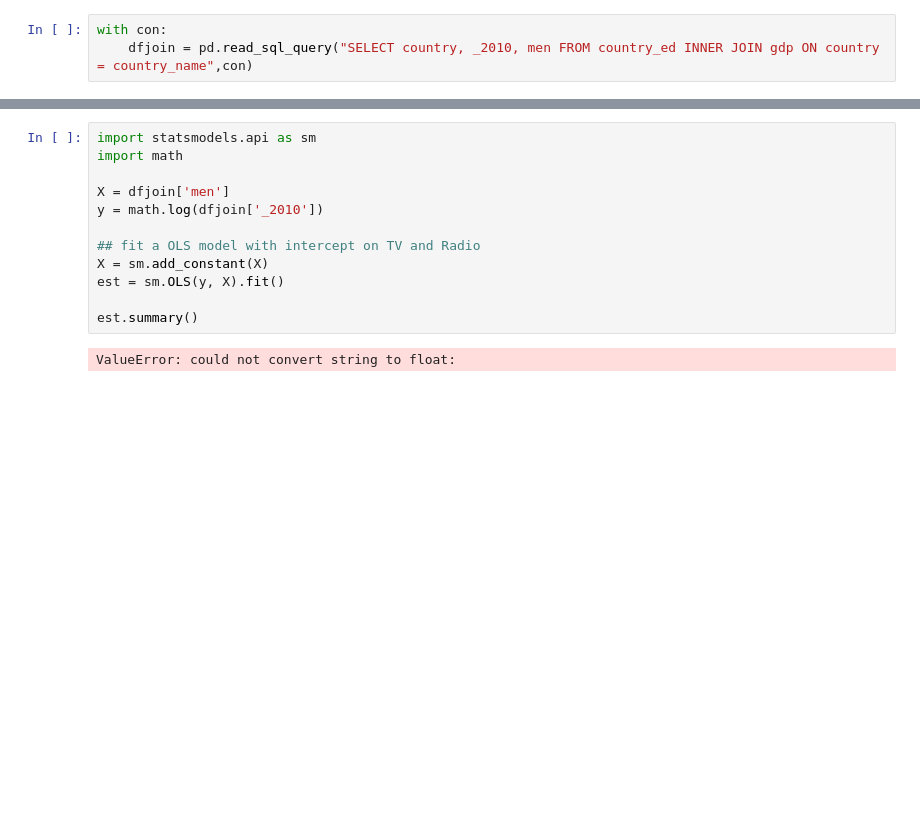
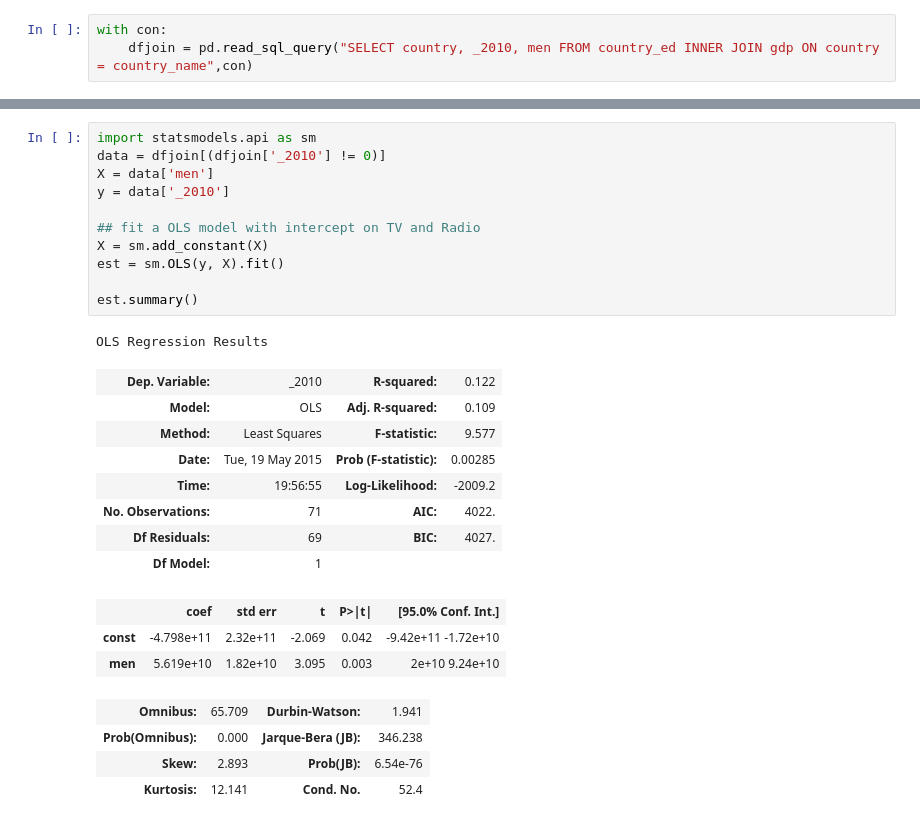
Before and after one commit to elpenao/thinkful, a Jupyter notebook: unit3/Scrape.ipynb, the cells around one changed output, grey strips where cells are left out. Saved outputs shown, nothing was run; the diff lists cells and outputs as text; blank space fills up the shorter version.

```diff
--- a/unit3/Scrape.ipynb
+++ b/unit3/Scrape.ipynb
@@ -277,14 +349,28 @@ TypeError: coercing to Unicode: need string or buffer, float found
 # %%
 import statsmodels.api as sm
-import math
-
-X = dfjoin['men']
-y = math.log(dfjoin['_2010'])
+data = dfjoin[(dfjoin['_2010'] != 0)]
+X = data['men']
+y = data['_2010']
 
 ## fit a OLS model with intercept on TV and Radio
 X = sm.add_constant(X)
 est = sm.OLS(y, X).fit()
 
 est.summary()
 # %% [output]
-ValueError: could not convert string to float:
+OLS Regression Results
+| Dep. Variable: | _2010 | R-squared: | 0.122 |
+| Model: | OLS | Adj. R-squared: | 0.109 |
+| Method: | Least Squares | F-statistic: | 9.577 |
+| Date: | Tue, 19 May 2015 | Prob (F-statistic): | 0.00285 |
+| Time: | 19:56:55 | Log-Likelihood: | -2009.2 |
+| No. Observations: | 71 | AIC: | 4022. |
+| Df Residuals: | 69 | BIC: | 4027. |
+| Df Model: | 1 |  |  |
+|  | coef | std err | t | P>|t| | [95.0% Conf. Int.] |
+| const | -4.798e+11 | 2.32e+11 | -2.069 | 0.042 | -9.42e+11 -1.72e+10 |
+| men | 5.619e+10 | 1.82e+10 | 3.095 | 0.003 | 2e+10 9.24e+10 |
+| Omnibus: | 65.709 | Durbin-Watson: | 1.941 |
+| Prob(Omnibus): | 0.000 | Jarque-Bera (JB): | 346.238 |
+| Skew: | 2.893 | Prob(JB): | 6.54e-76 |
+| Kurtosis: | 12.141 | Cond. No. | 52.4 |
```
Also changed, not shown: parts of 9 cells of this notebook.
